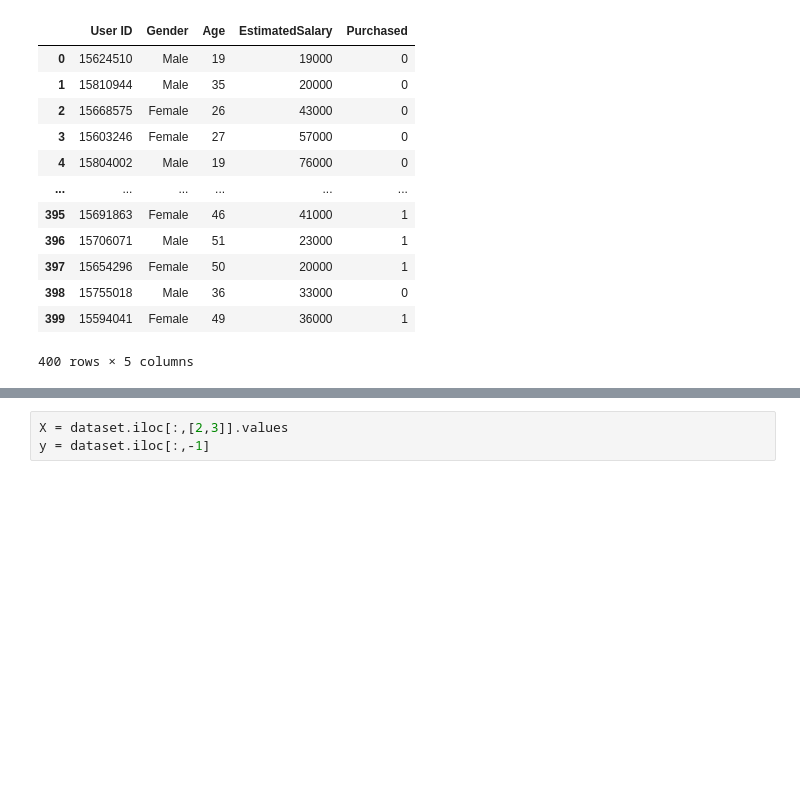
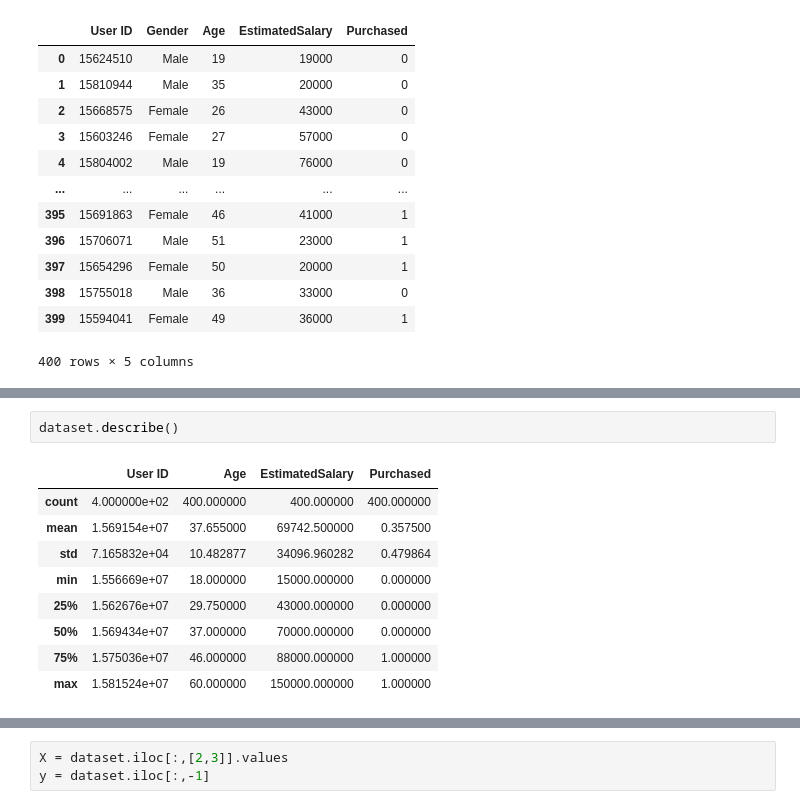
Before and after one commit to eriostre/Machine_Learning, a Jupyter notebook: Decision_Tree.ipynb, the cells around one changed output, grey strips where cells are left out. Cells and saved outputs as stored; diff of their text form; blank space fills up the shorter version.

```diff
--- a/Decision_Tree.ipynb
+++ b/Decision_Tree.ipynb
@@ -31,0 +53,12 @@ dataset
+# %%
+dataset.describe()
+# %% [output]
+|  | User ID | Age | EstimatedSalary | Purchased |
+| count | 4.000000e+02 | 400.000000 | 400.000000 | 400.000000 |
+| mean | 1.569154e+07 | 37.655000 | 69742.500000 | 0.357500 |
+| std | 7.165832e+04 | 10.482877 | 34096.960282 | 0.479864 |
+| min | 1.556669e+07 | 18.000000 | 15000.000000 | 0.000000 |
+| 25% | 1.562676e+07 | 29.750000 | 43000.000000 | 0.000000 |
+| 50% | 1.569434e+07 | 37.000000 | 70000.000000 | 0.000000 |
+| 75% | 1.575036e+07 | 46.000000 | 88000.000000 | 1.000000 |
+| max | 1.581524e+07 | 60.000000 | 150000.000000 | 1.000000 |
```
Also changed, not shown: parts of 22 cells of this notebook.
